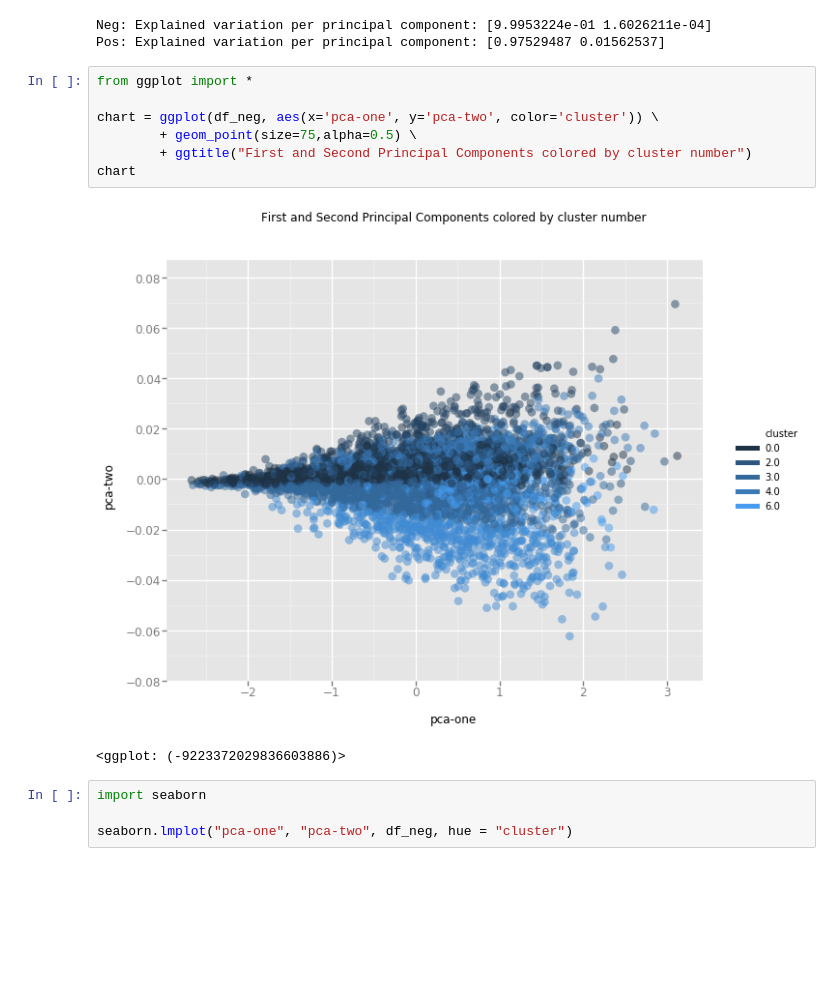
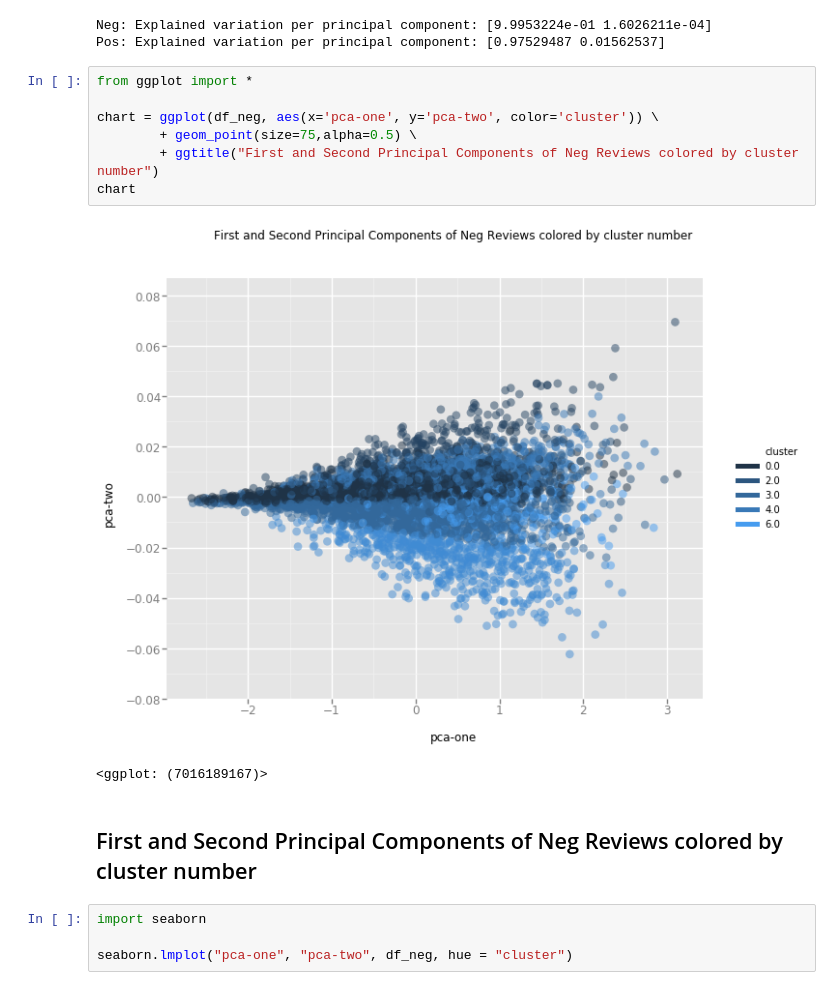
Before and after one commit to viralrathod/airline_review_insight, a Jupyter notebook: dcal_word_embeddings.ipynb, the cells around one changed output. Drawn from its saved outputs; the diff is of its cells as text; blank space fills up the shorter version.

```diff
--- a/dcal_word_embeddings.ipynb
+++ b/dcal_word_embeddings.ipynb
@@ -900,13 +944,15 @@ Pos: Explained variation per principal component: [0.97529487 0.01562537]
 # %%
 from ggplot import *
 
 chart = ggplot(df_neg, aes(x='pca-one', y='pca-two', color='cluster')) \
         + geom_point(size=75,alpha=0.5) \
-        + ggtitle("First and Second Principal Components colored by cluster number")
+        + ggtitle("First and Second Principal Components of Neg Reviews colored by cluster number")
 chart
 # %% [output]
-[figure, old version]
+[figure, new version]
-<ggplot: (-9223372029836603886)>
+<ggplot: (7016189167)>
+# %% [markdown]
+## First and Second Principal Components of Neg Reviews colored by cluster number
 # %%
 import seaborn
 
```
Also changed, not shown: parts of 27 cells of this notebook.
